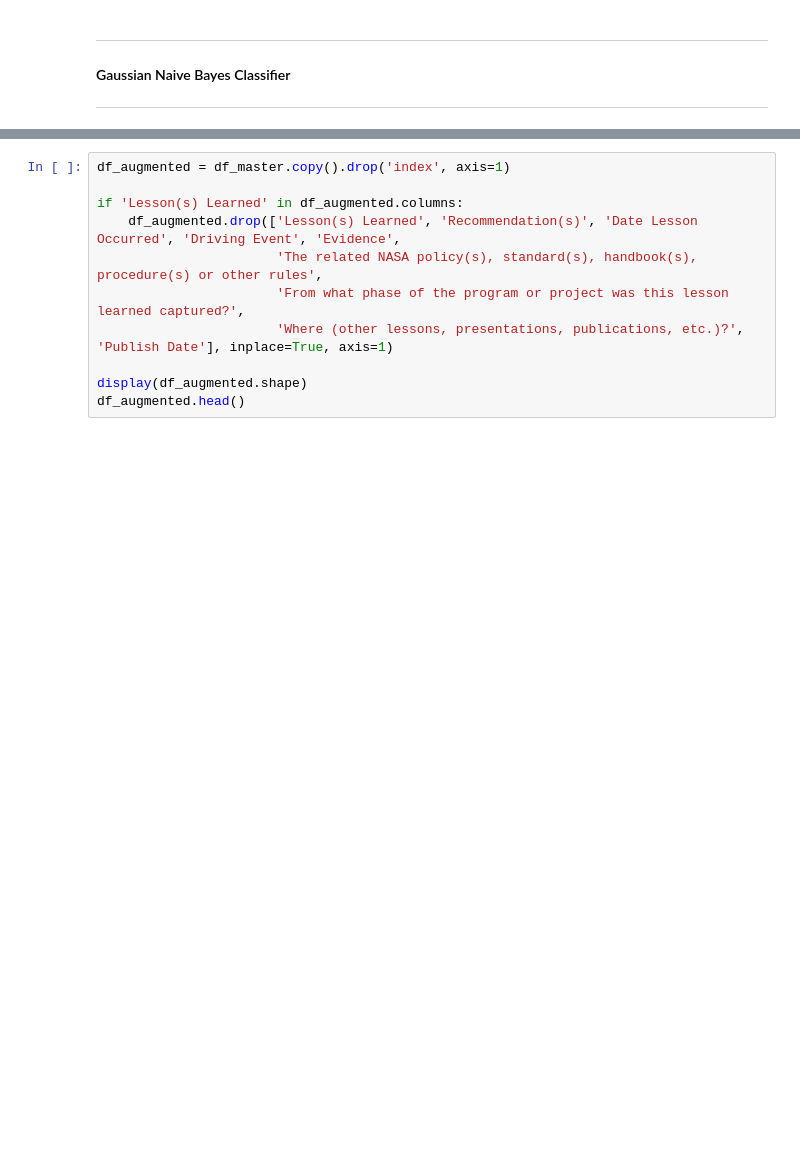
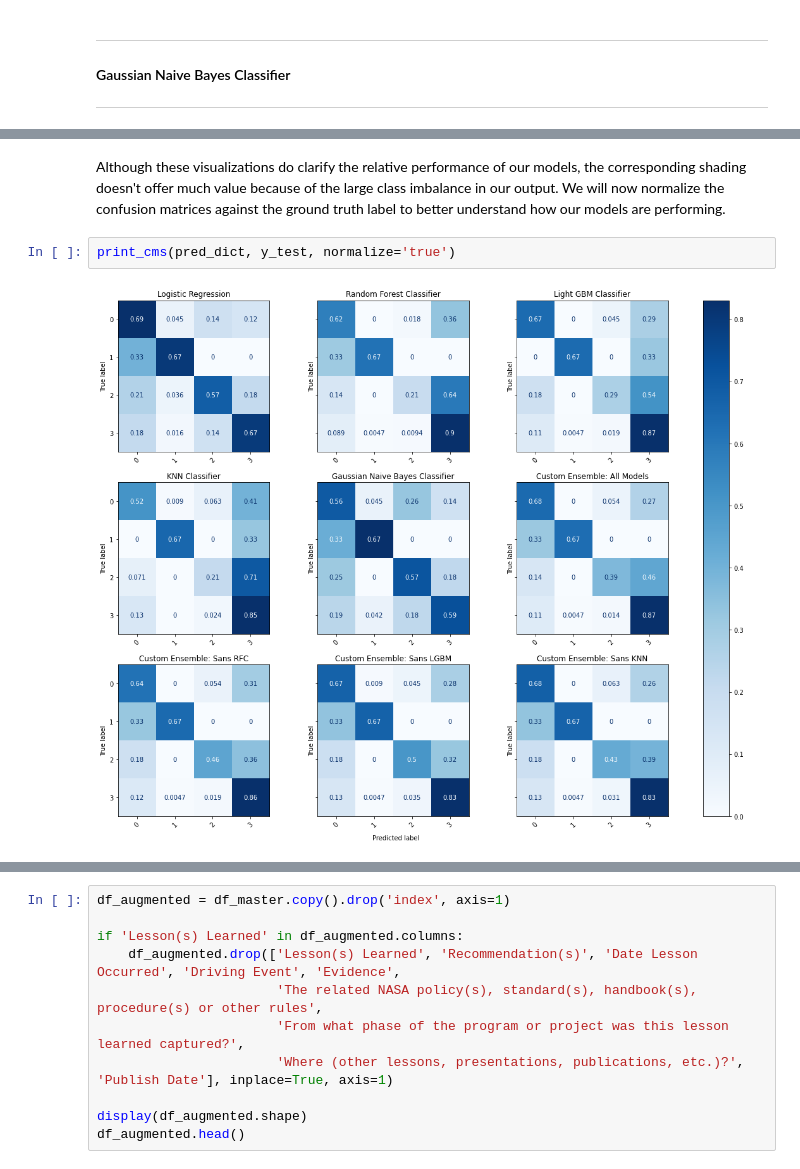
Before and after one commit to ainesh1993/riskyspacebusiness, a Jupyter notebook: notebooks/ModelRiskClass.ipynb, the cells around one changed output, grey strips where cells are left out. Cells and saved outputs as stored; diff of their text form; blank space fills up the shorter version.

```diff
--- a/notebooks/ModelRiskClass.ipynb
+++ b/notebooks/ModelRiskClass.ipynb
@@ -695,0 +727,6 @@ weighted avg      0.808     0.667     0.710       567
+# %% [markdown]
+Although these visualizations do clarify the relative performance of our models, the corresponding shading doesn't offer much value because of the large class imbalance in our output. We will now normalize the confusion matrices against the ground truth label to better understand how our models are performing.
+# %%
+print_cms(pred_dict, y_test, normalize='true')
+# %% [output]
+[figure, added]
```
Also changed, not shown: parts of 57 cells of this notebook, 7 other files.
